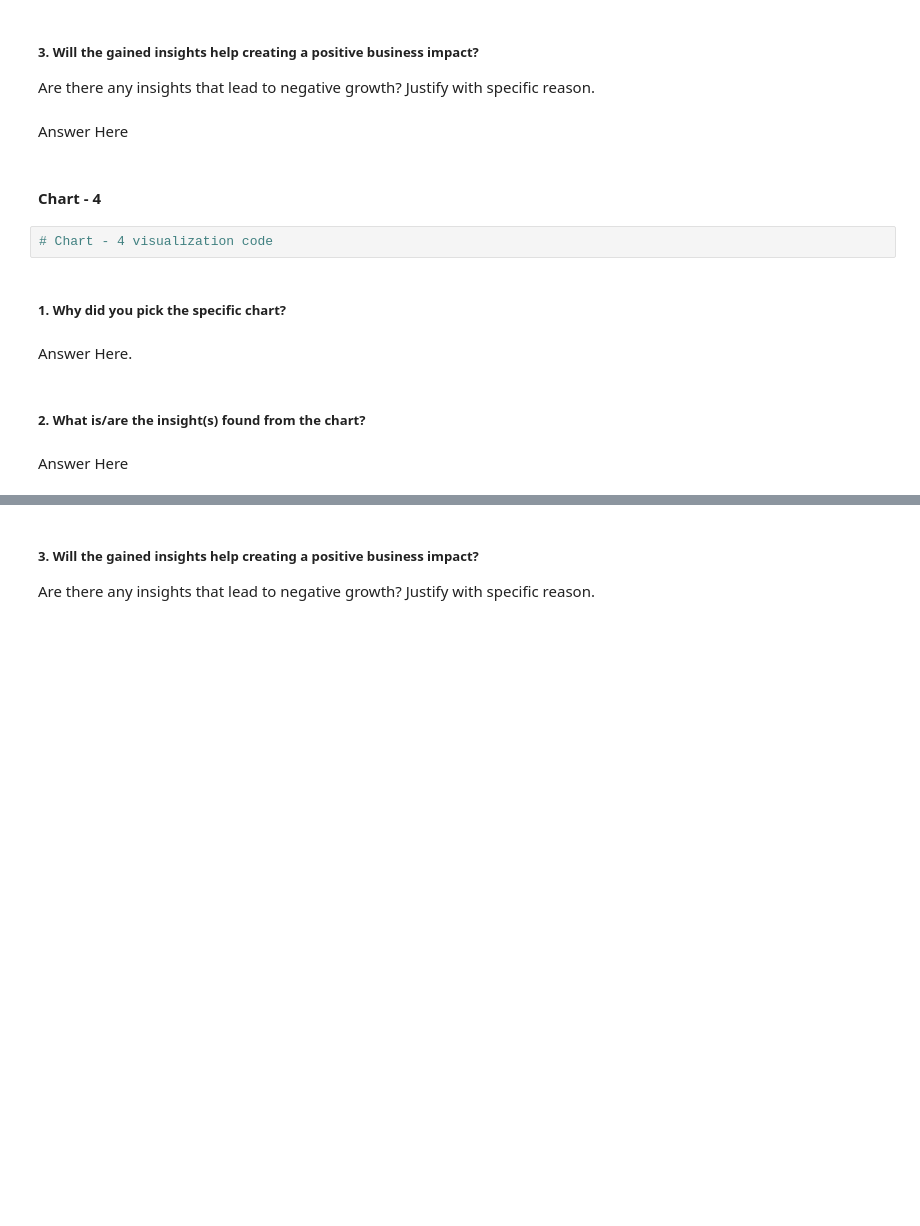
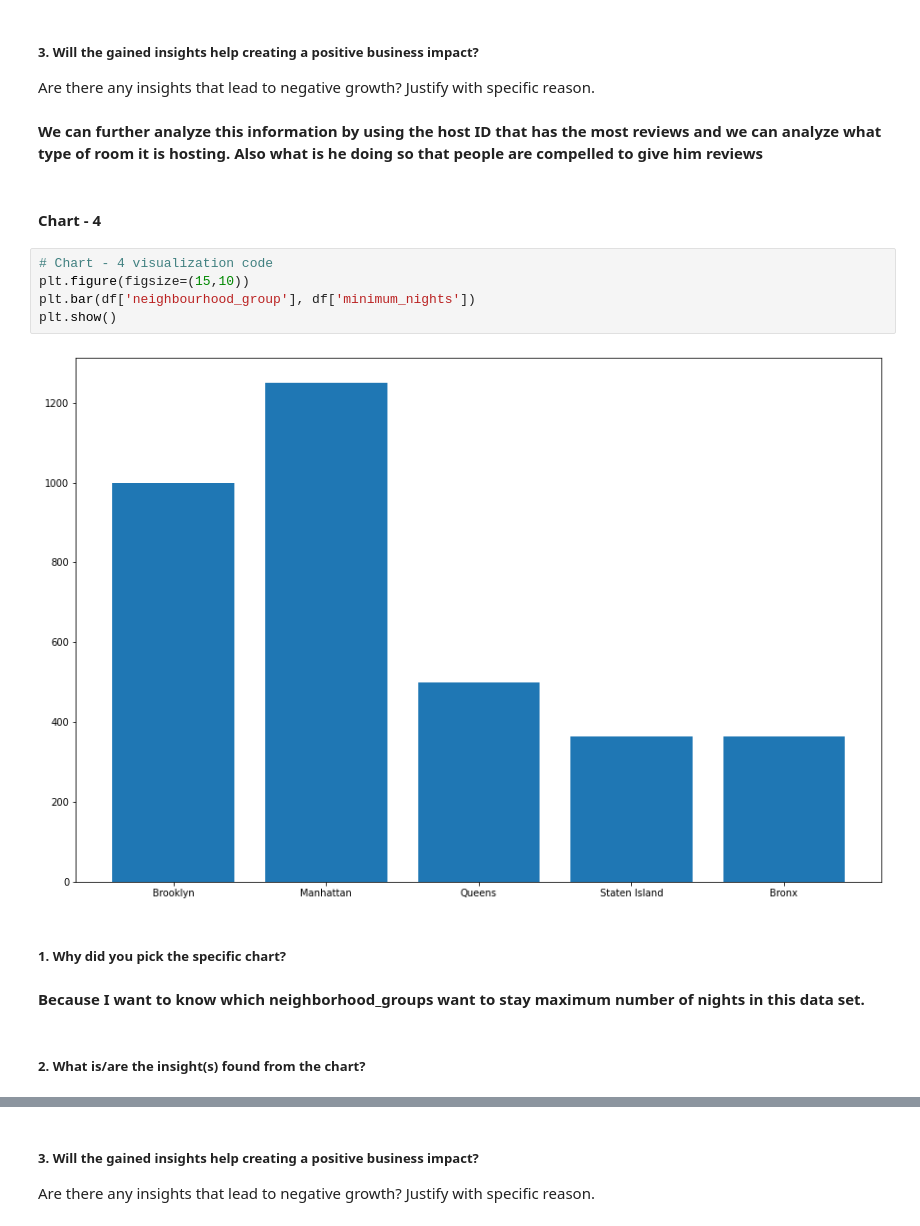
Before and after one commit to Manoharjha333/AirBnb-EDA-Project, a Jupyter notebook: AirBnb_EDA_Project.ipynb, the cells around one changed output, grey strips where cells are left out. Saved outputs shown, nothing was run; the diff lists cells and outputs as text; blank space fills up the shorter version.

```diff
--- a/AirBnb_EDA_Project.ipynb
+++ b/AirBnb_EDA_Project.ipynb
@@ -480,17 +477,20 @@ Answer Here
 # %% [markdown]
 ##### 3. Will the gained insights help creating a positive business impact?
 Are there any insights that lead to negative growth? Justify with specific reason.
-# %% [markdown]
-Answer Here
+# %% [markdown]
+**We can further analyze this information by using the host ID that has the most reviews and we can analyze what type of room it is hosting. Also what is he doing so that people are compelled to give him reviews**
 # %% [markdown]
 #### Chart - 4
-# %%
-# Chart - 4 visualization code
+# %%
+# Chart - 4 visualization code
+plt.figure(figsize=(15,10))
+plt.bar(df['neighbourhood_group'], df['minimum_nights'])
+plt.show()
+# %% [output]
+[figure, added]
 # %% [markdown]
 ##### 1. Why did you pick the specific chart?
-# %% [markdown]
-Answer Here.
+# %% [markdown]
+**Because I want to know which neighborhood_groups want to stay maximum number of nights in this data set.**
 # %% [markdown]
 ##### 2. What is/are the insight(s) found from the chart?
-# %% [markdown]
-Answer Here
```
Also changed, not shown: parts of 107 cells of this notebook.
